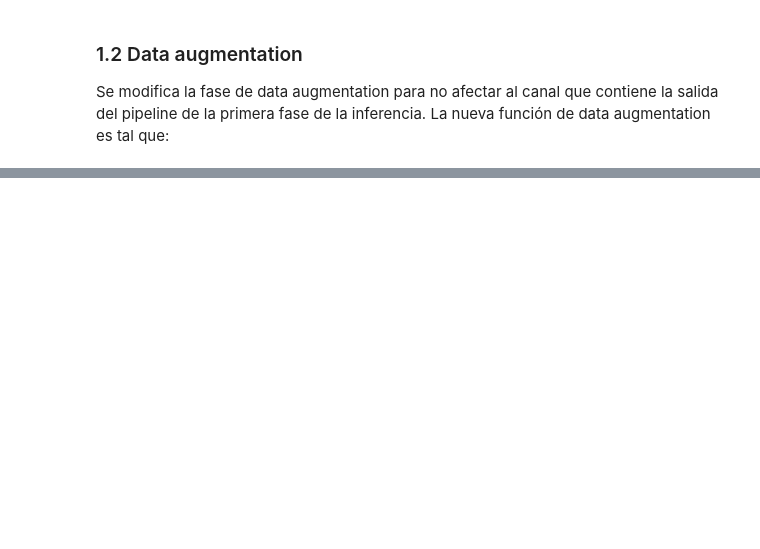
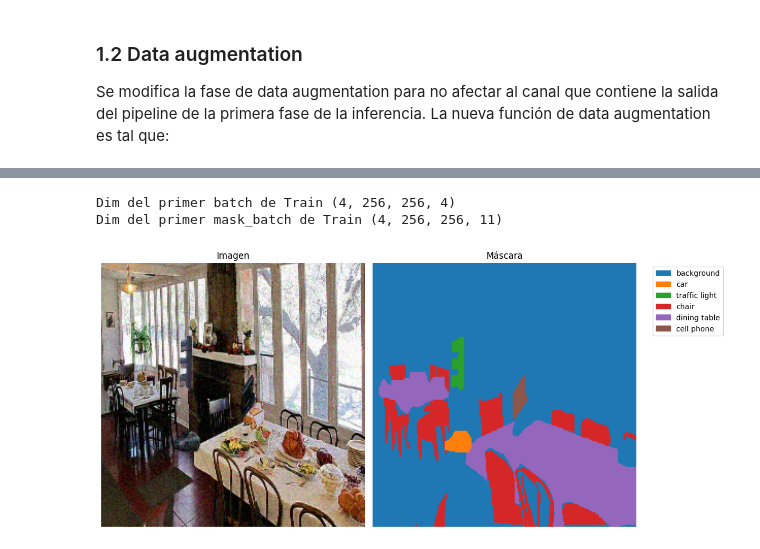
Before and after one commit to rucasca/TFM, a Jupyter notebook: src/data_modeling_final_model.ipynb, the cells around one changed output, grey strips where cells are left out. Saved outputs shown, nothing was run; the diff lists cells and outputs as text; code cells hidden in the pictures; blank space fills up the shorter version.

```diff
--- a/src/data_modeling_final_model.ipynb
+++ b/src/data_modeling_final_model.ipynb
@@ -217,7 +226,7 @@ final_mask, current_scores = process_inference_retina_sam(image, retina_model, s
 # %%
 tfrecord_path_train = r"C:\Users\ruben\Desktop\code_tfm\src\dataset_train_final.tfrecord"
 tfrecord_path_test = r"C:\Users\ruben\Desktop\code_tfm\src\dataset_test_final.tfrecord"
-
+N_CLASSES = 11
 batch_size = 16
 # %%
 def redimensionar_recorte(img, mask, target_shape):
@@ -282,20 +291,16 @@ def serialize_example(img_id, coco,path_images, id_objetives ):
 
 
     ###   PIPELINE INFERENCE   #####
-    pipeline_mask , _  = process_inference_retina_sam(img, retina_model, sam_model, mapper_indexModel_index_result, category_info_objetive)
+    _ , current_scores  = process_inference_retina_sam(image, retina_model, sam_model, mapper_indexModel_index_result, category_info_objetive)
 
     # print("shae", mask.shape)
     # print("masl", np.unique(mask))
 
     img = cv2.resize(img, (256, 256))
-    pipeline_mask = cv2.resize(pipeline_mask, (256, 256), interpolation=cv2.INTER_NEAREST)
     mask = cv2.resize(mask, (256, 256), interpolation=cv2.INTER_NEAREST)
-
     img_codificada = tf.io.encode_jpeg(img).numpy()
     mask = mask.astype(np.uint8)
     mask_raw = mask.tobytes()
-    pipeline_mask = pipeline_mask.astype(np.uint8)
-    pipeline_mask_raw = pipeline_mask.tobytes()
     mask_shape = list(mask.shape)
 
     pipeline_output =  current_scores.astype(np.uint8)
@@ -304,7 +309,7 @@ def serialize_example(img_id, coco,path_images, id_objetives ):
 
     feature = {
         "image":tf.train.Feature(bytes_list=tf.train.BytesList(value=[img_codificada])),
-        "pipeline_output":tf.train.Feature(bytes_list=tf.train.BytesList(value=[pipeline_mask_raw])),
+        "pipeline_output":tf.train.Feature(bytes_list=tf.train.BytesList(value=[mask_raw])),
         "mask":tf.train.Feature(bytes_list=tf.train.BytesList(value=[mask_raw])),
         "mask_shape":tf.train.Feature(int64_list=tf.train.Int64List(value=mask_shape))
     }
@@ -435,0 +468,25 @@ category_info_objetive
+# %%
+def carga_dataset(tfrecord_path, batch_size=32, size_mezcla=100, training=True):
+
+    raw_dataset = tf.data.TFRecordDataset(tfrecord_path)
+
+    dataset = raw_dataset.map(parse_tfrecord_aux, num_parallel_calls=tf.data.AUTOTUNE)
+
+    if training:
+        dataset = dataset.map(augment_data, num_parallel_calls=tf.data.AUTOTUNE)
+        dataset=dataset.shuffle(size_mezcla)
+        dataset=dataset.repeat()
+
+    dataset = dataset.batch(batch_size)
+    dataset = dataset.prefetch(tf.data.AUTOTUNE)
+    return dataset
+
+
+train_ds = carga_dataset(tfrecord_path_train, batch_size=4)
+
+for img_batch, mask_batch in train_ds.take(1):
+    print("Dim del primer batch de Train", img_batch.shape)
+    print("Dim del primer mask_batch de Train", mask_batch.shape)
+# %% [output]
+Dim del primer batch de Train (4, 256, 256, 4)
+Dim del primer mask_batch de Train (4, 256, 256, 11)
@@ -435,0 +505,36 @@ category_info_objetive
+# %%
+def plot_image_and_mask(image, mask):
+    class_id_to_name = {i:category_info_objetive[key] for i, key in enumerate(sorted(category_info_objetive.keys()))}
+
+    mask = np.argmax(mask, axis=2)
+    class_ids = sorted([cid for cid in np.unique(mask)])
+
+    # Uso de templates de colores predefinidas en matplot para que exista mas contraste entre clases de ids adyacentes, usando tab10
+    colors = plt.cm.get_cmap('tab10',len(class_id_to_name))
+
+    fig, ax = plt.subplots(1, 2, figsize=(12, 6))
+    ax[0].imshow(image)
+    ax[0].set_title("Imagen")
+    ax[0].axis("off")
+
+    # Se incializa la mascara como todo fondo, y se itera añadiendo
+    mask_colored = np.zeros((mask.shape[0],mask.shape[1],3),dtype=np.uint8)
+    for i,cid in enumerate(class_ids):
+        mask_colored[mask==cid] = (np.array(colors(i)[:3])*255).astype(np.uint8)
+
+    # print(mask_colored)
+    ax[1].imshow(mask_colored)
+    ax[1].set_title("Máscara")
+    ax[1].axis("off")
+
+    # generación de la leyenda
+    patches = [mpatches.Patch(color=colors(i), label=class_id_to_name[cid])
+               for i, cid in enumerate(class_ids)]
+    ax[1].legend(handles=patches, bbox_to_anchor=(1.05, 1), loc='upper left')
+
+    plt.tight_layout()
+    plt.show()
+# %%
+plot_image_and_mask(img_batch[3,:,:,:3], mask_batch[3,...])
+# %% [output]
+[figure, added]
```
Also changed, not shown: parts of 66 cells of this notebook, 2 other files.
